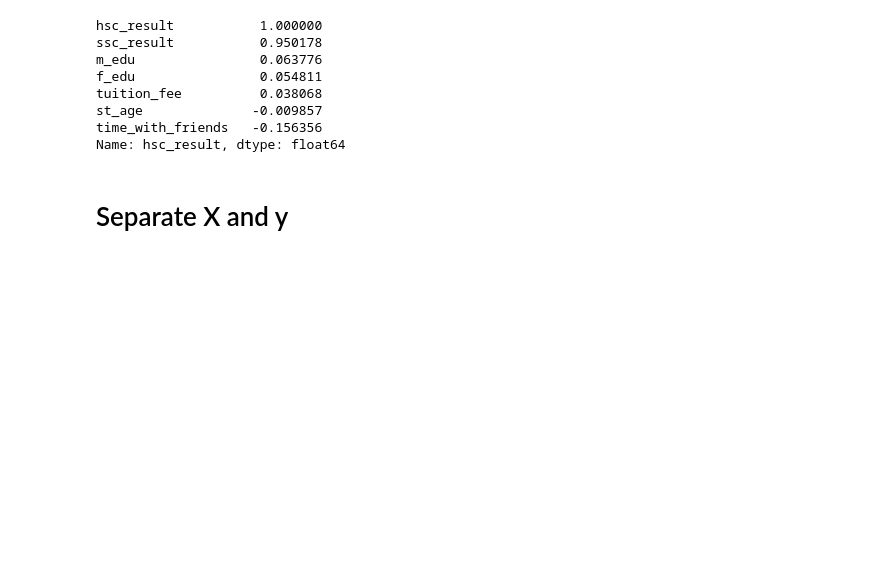
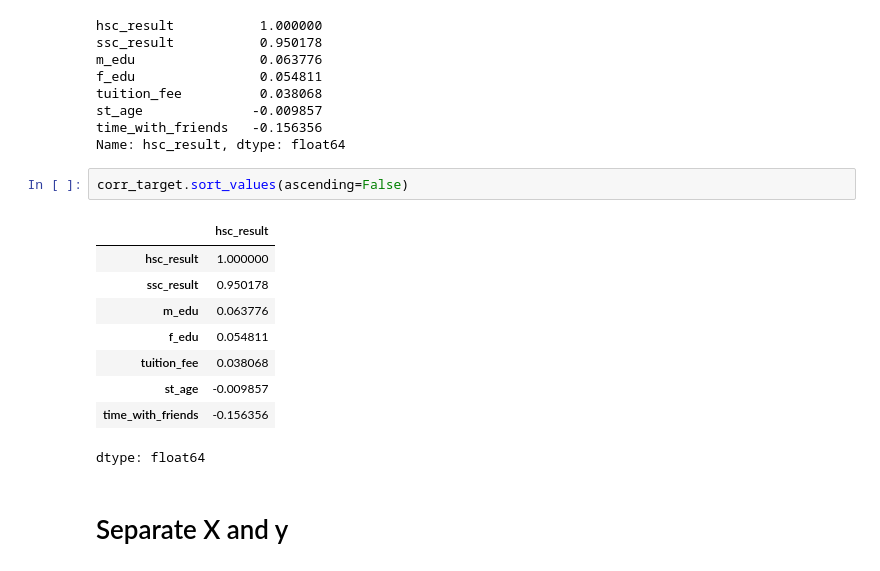
Before and after one commit to MRS028/AI-ML-Learning, a Jupyter notebook: student_performance_prediction.ipynb, the cells around one changed output. Drawn from its saved outputs; the diff is of its cells as text; blank space fills up the shorter version.

```diff
--- a/student_performance_prediction.ipynb
+++ b/student_performance_prediction.ipynb
@@ -101,6 +105,18 @@ tuition_fee          0.038068
 st_age              -0.009857
 time_with_friends   -0.156356
 Name: hsc_result, dtype: float64
+# %%
+corr_target.sort_values(ascending=False)
+# %% [output]
+|  | hsc_result |
+| hsc_result | 1.000000 |
+| ssc_result | 0.950178 |
+| m_edu | 0.063776 |
+| f_edu | 0.054811 |
+| tuition_fee | 0.038068 |
+| st_age | -0.009857 |
+| time_with_friends | -0.156356 |
+dtype: float64
 # %% [markdown]
 # Separate X and y
 # %%
```
Also changed, not shown: parts of 10 cells of this notebook.
